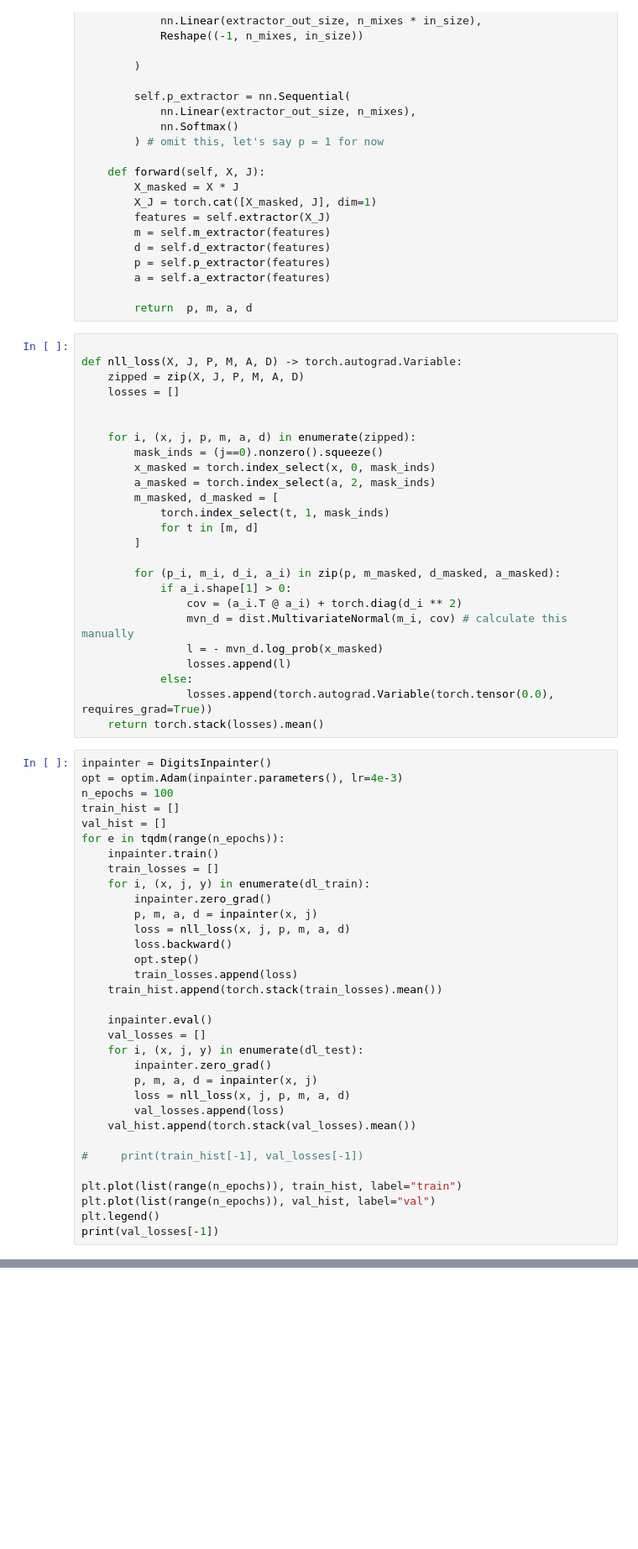
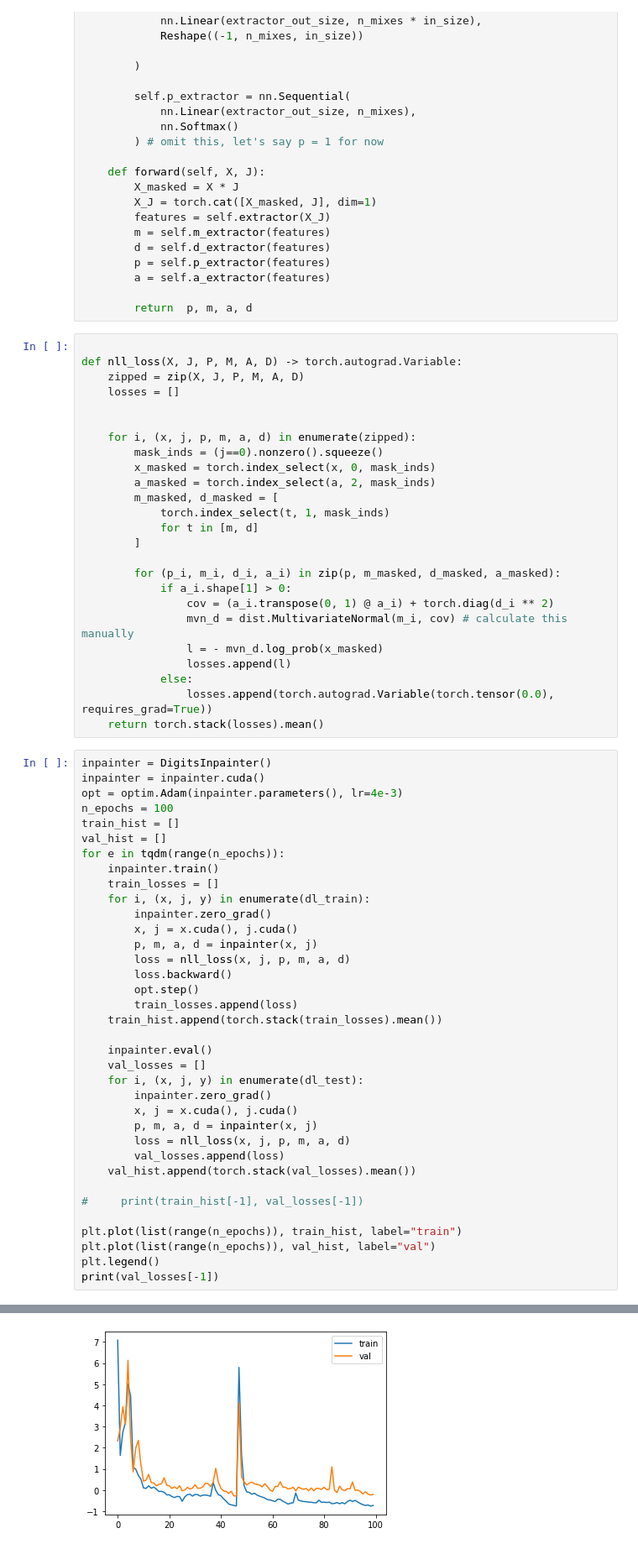
Before and after one commit to mprzewie/dmfa_inpainting, a Jupyter notebook: notebooks/digits_inpainting.ipynb, the cells around one changed output, grey strips where cells are left out. Shown at 84% size. Drawn from its saved outputs; the diff is of its cells as text; blank space fills up the shorter version.

Commit message:
successfully train a first digit inpainter

```diff
--- a/notebooks/digits_inpainting.ipynb
+++ b/notebooks/digits_inpainting.ipynb
@@ -144,7 +148,7 @@ def nll_loss(X, J, P, M, A, D) -> torch.autograd.Variable:
 
         for (p_i, m_i, d_i, a_i) in zip(p, m_masked, d_masked, a_masked):
             if a_i.shape[1] > 0:
-                cov = (a_i.T @ a_i) + torch.diag(d_i ** 2)
+                cov = (a_i.transpose(0, 1) @ a_i) + torch.diag(d_i ** 2)
                 mvn_d = dist.MultivariateNormal(m_i, cov) # calculate this manually
                 l = - mvn_d.log_prob(x_masked)
                 losses.append(l)
@@ -153,6 +157,7 @@ def nll_loss(X, J, P, M, A, D) -> torch.autograd.Variable:
     return torch.stack(losses).mean()
 # %%
 inpainter = DigitsInpainter()
+inpainter = inpainter.cuda()
 opt = optim.Adam(inpainter.parameters(), lr=4e-3)
 n_epochs = 100
 train_hist = []
@@ -162,6 +167,7 @@ for e in tqdm(range(n_epochs)):
     train_losses = []
     for i, (x, j, y) in enumerate(dl_train):
         inpainter.zero_grad()
+        x, j = x.cuda(), j.cuda()
         p, m, a, d = inpainter(x, j)
         loss = nll_loss(x, j, p, m, a, d)
         loss.backward()
@@ -173,6 +179,7 @@ for e in tqdm(range(n_epochs)):
     val_losses = []
     for i, (x, j, y) in enumerate(dl_test):
         inpainter.zero_grad()
+        x, j = x.cuda(), j.cuda()
         p, m, a, d = inpainter(x, j)
         loss = nll_loss(x, j, p, m, a, d)
         val_losses.append(loss)
@@ -184,3 +191,4 @@ plt.plot(list(range(n_epochs)), train_hist, label="train")
 plt.plot(list(range(n_epochs)), val_hist, label="val")
 plt.legend()
 print(val_losses[-1])
+# %% [output]
@@ -187,3 +196,4 @@ print(val_losses[-1])
+[figure, added]
 # %%
 classifier = MLPClassifier((100, 200, 10,), learning_rate_init=4e-3, max_iter=1000)
 classifier.fit(X_train, y_train)
```
Also changed, not shown: parts of 7 cells of this notebook.
